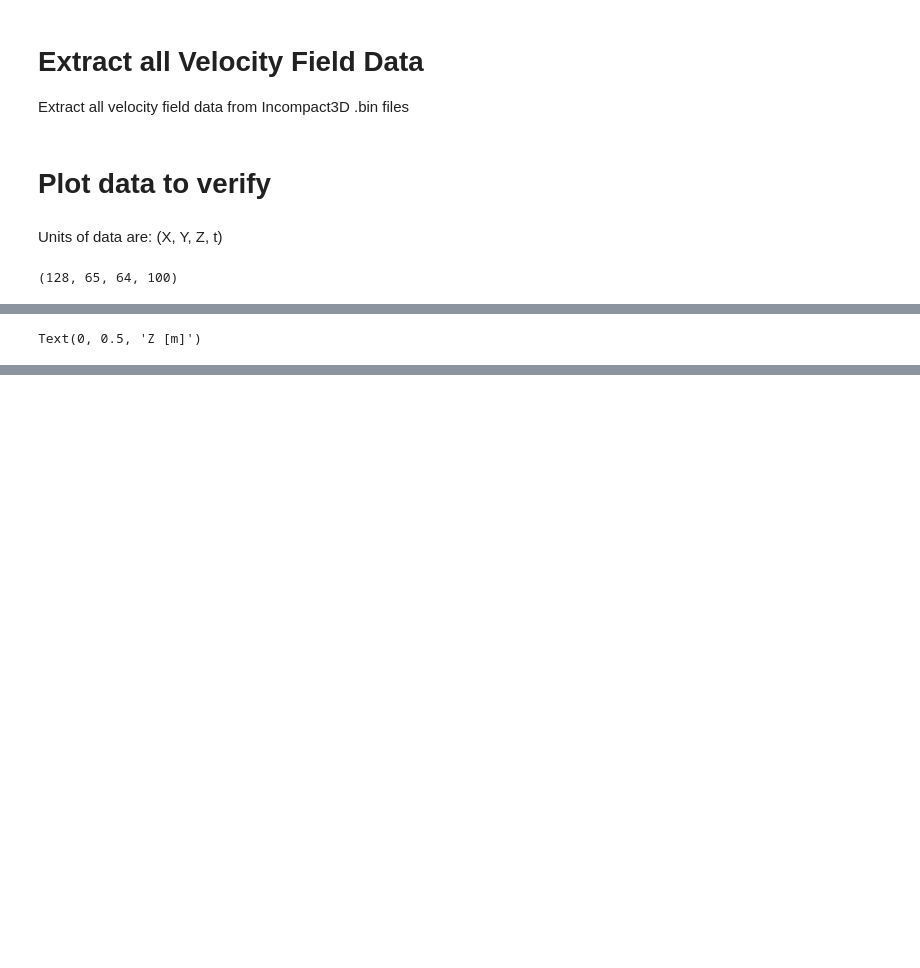
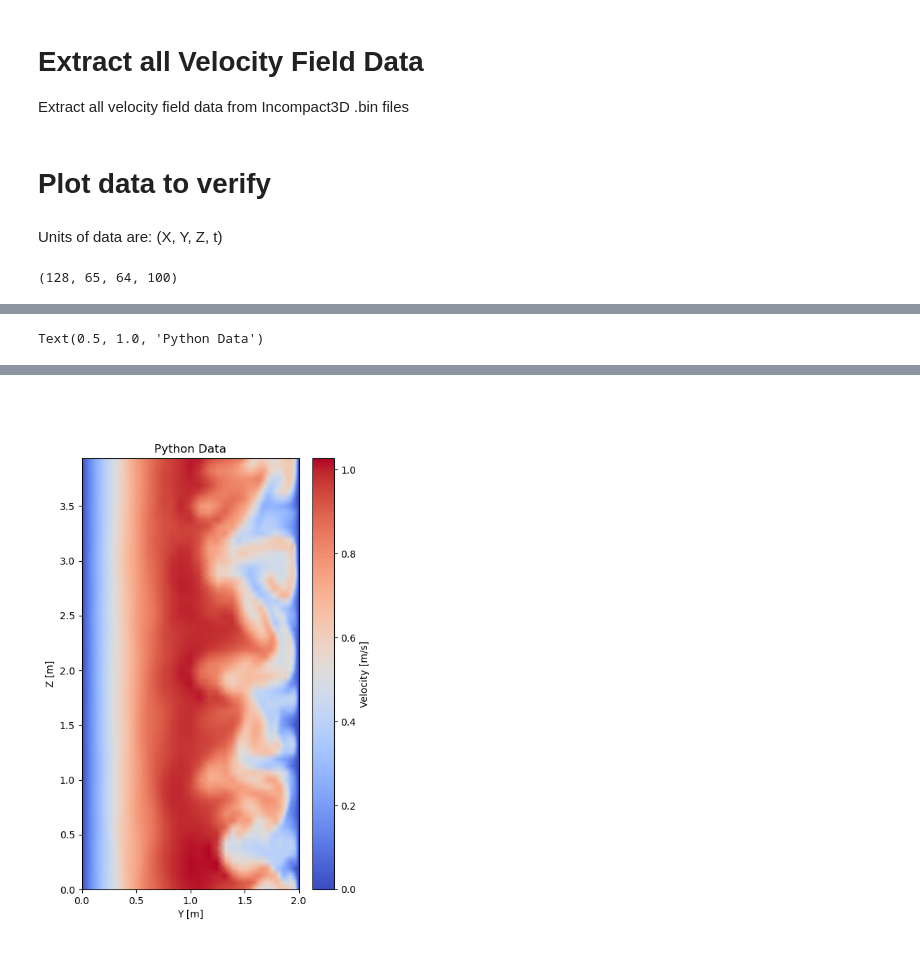
Before and after one commit to AntonioCervantes/Thesis_CFD, a Jupyter notebook: extract_fields.ipynb, the cells around one changed output, grey strips where cells are left out. Saved outputs shown, nothing was run; the diff lists cells and outputs as text; code cells hidden in the pictures; blank space fills up the shorter version.

```diff
--- a/extract_fields.ipynb
+++ b/extract_fields.ipynb
@@ -76,8 +88,9 @@ plt.imshow(plt.imread('pics/ux_XY_plane.PNG'))
 # %%
-fig = plt.figure(figsize=(5,10))
+fig = plt.figure(figsize=(5,8))
 plt.pcolormesh(Y[64,:,:],Z[64,:,:],ux[64,:,:,3], cmap='coolwarm', shading='gouraud')
 plt.colorbar(label='Velocity [m/s]')
 plt.xlabel('Y [m]')
 plt.ylabel('Z [m]')
+plt.title('Python Data')
 # %% [output]
-Text(0, 0.5, 'Z [m]')
+Text(0.5, 1.0, 'Python Data')
@@ -85,3 +97,4 @@ Text(0, 0.5, 'Z [m]')
+[figure, added]
 # %%
 fig = plt.figure(figsize=(15,8))
 plt.imshow(plt.imread('pics/ux_YZ_plane.PNG'))
```
Also changed, not shown: parts of 15 cells of this notebook, 1 other file.
